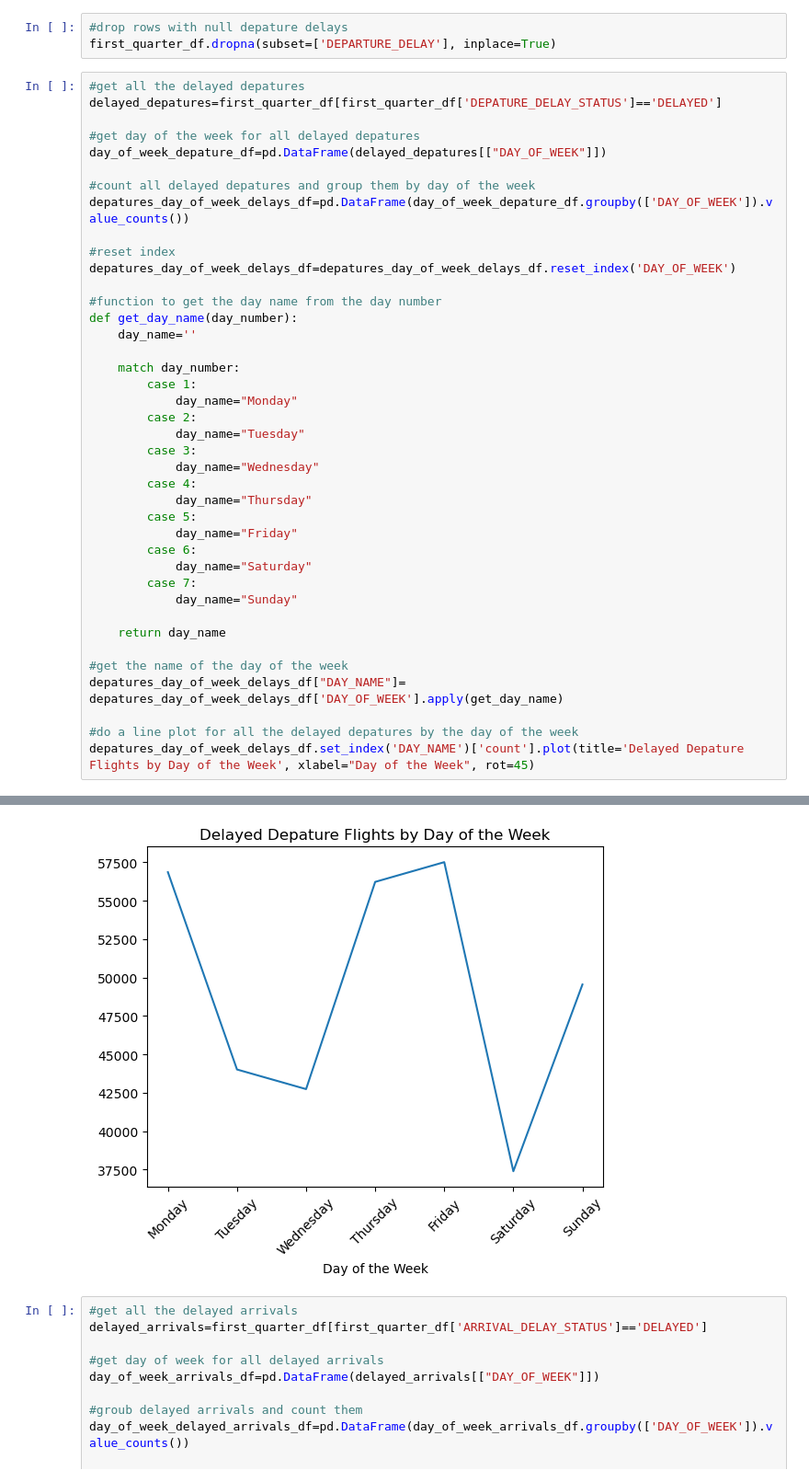
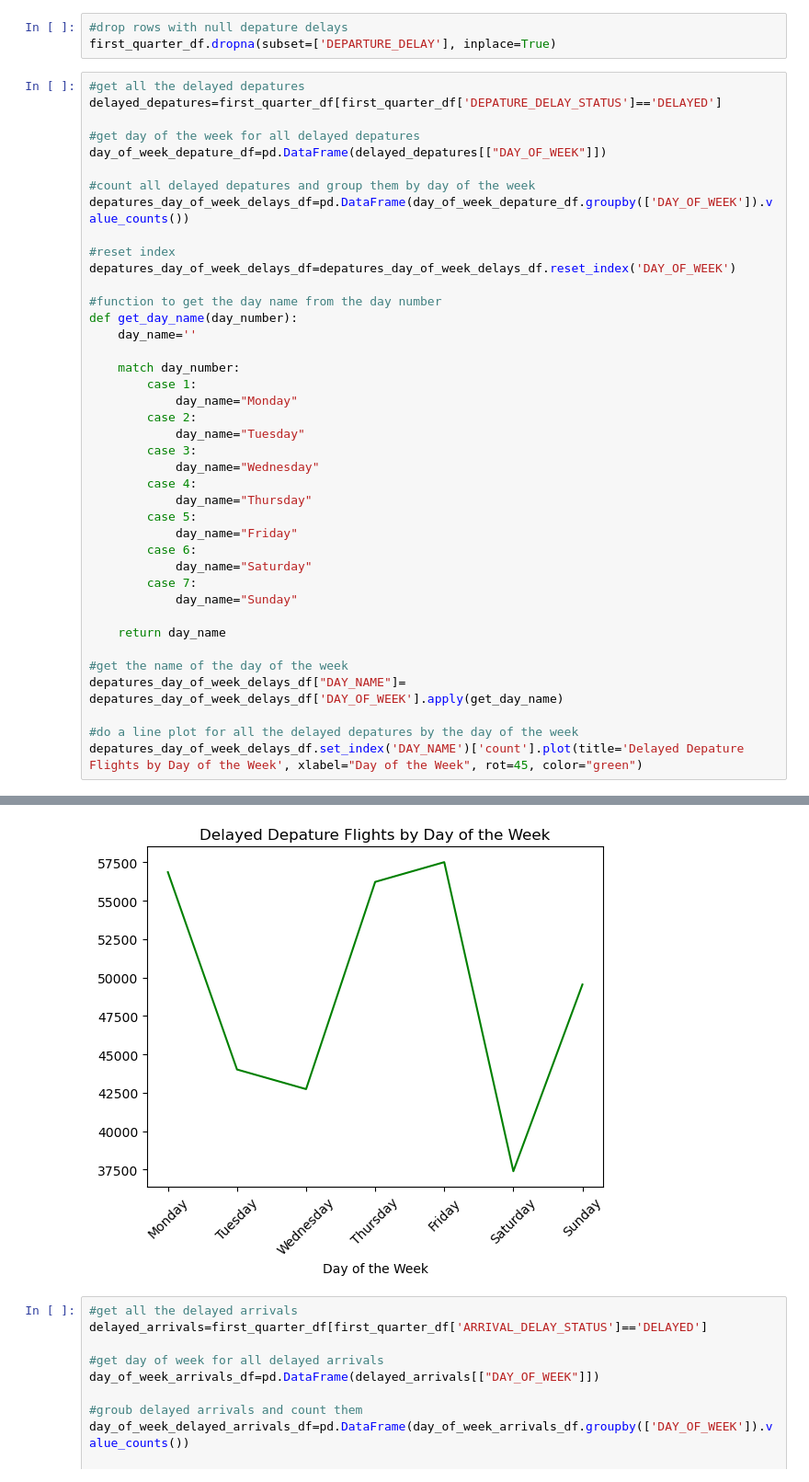
Before and after one commit to dmusili/airlineproject1, a Jupyter notebook: januarytoapril.ipynb, the cells around one changed output, grey strips where cells are left out. Shown at 92% size. Cells and saved outputs as stored; diff of their text form.

```diff
--- a/januarytoapril.ipynb
+++ b/januarytoapril.ipynb
@@ -172,35 +172,35 @@ depatures_day_of_week_delays_df=pd.DataFrame(day_of_week_depature_df.groupby(['D
 depatures_day_of_week_delays_df=depatures_day_of_week_delays_df.reset_index('DAY_OF_WEEK')
 
 #function to get the day name from the day number
 def get_day_name(day_number):
     day_name=''
 
     match day_number:
         case 1:
             day_name="Monday"
         case 2:
             day_name="Tuesday"
         case 3:
             day_name="Wednesday"
         case 4:
             day_name="Thursday"
         case 5:
             day_name="Friday"
         case 6:
             day_name="Saturday"
         case 7:
             day_name="Sunday"
 
     return day_name
 
 #get the name of the day of the week
 depatures_day_of_week_delays_df["DAY_NAME"]= depatures_day_of_week_delays_df['DAY_OF_WEEK'].apply(get_day_name)
 
 #do a line plot for all the delayed depatures by the day of the week
-depatures_day_of_week_delays_df.set_index('DAY_NAME')['count'].plot(title='Delayed Depature Flights by Day of the Week', xlabel="Day of the Week", rot=45)
+depatures_day_of_week_delays_df.set_index('DAY_NAME')['count'].plot(title='Delayed Depature Flights by Day of the Week', xlabel="Day of the Week", rot=45, color="green")
 # %% [output]
 <Axes: title={'center': 'Delayed Depature Flights by Day of the Week'}, xlabel='Day of the Week'>
-[figure, old version]
+[figure, new version]
 # %%
 #get all the delayed arrivals
 delayed_arrivals=first_quarter_df[first_quarter_df['ARRIVAL_DELAY_STATUS']=='DELAYED']
```
Also changed, not shown: parts of 5 cells of this notebook.
